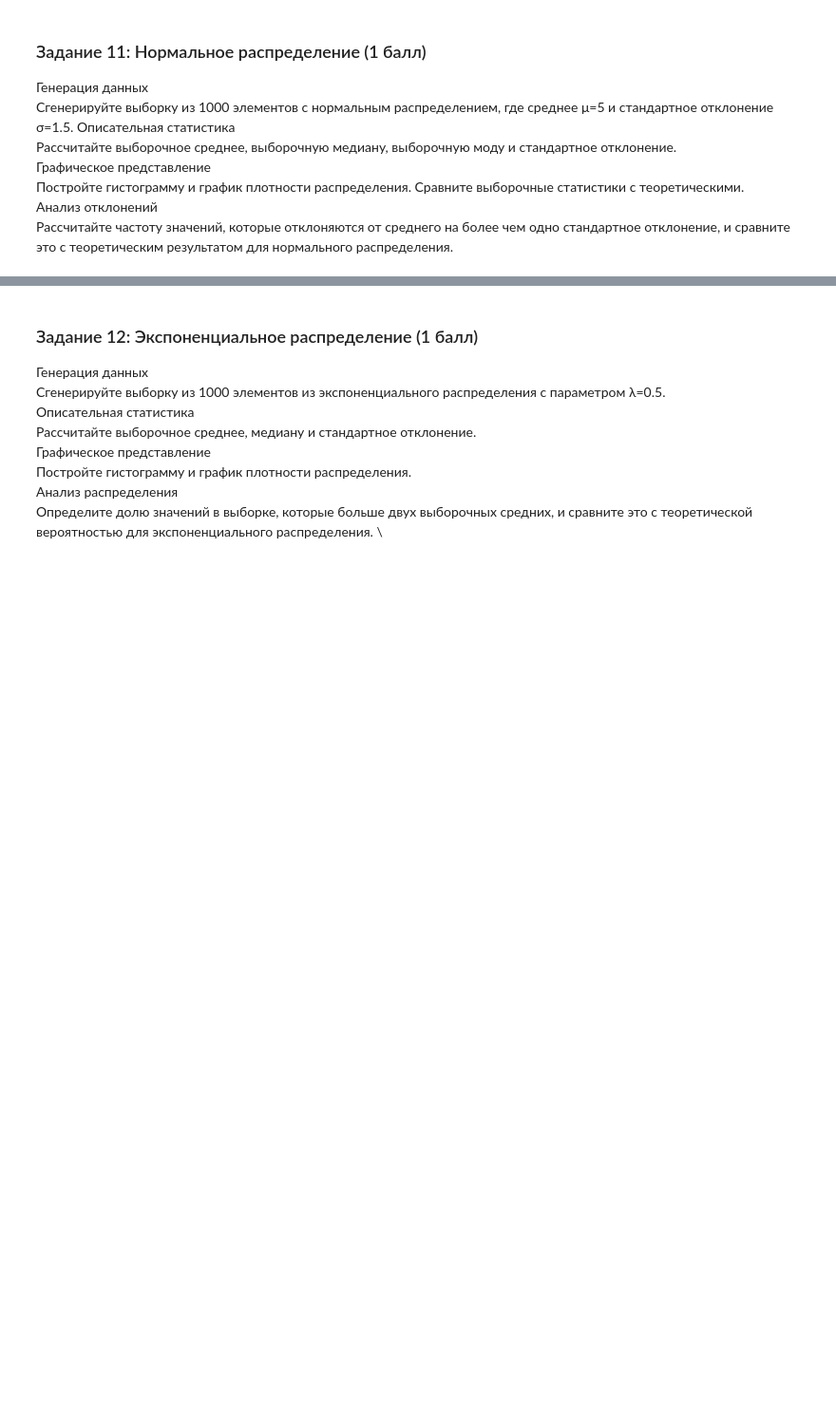
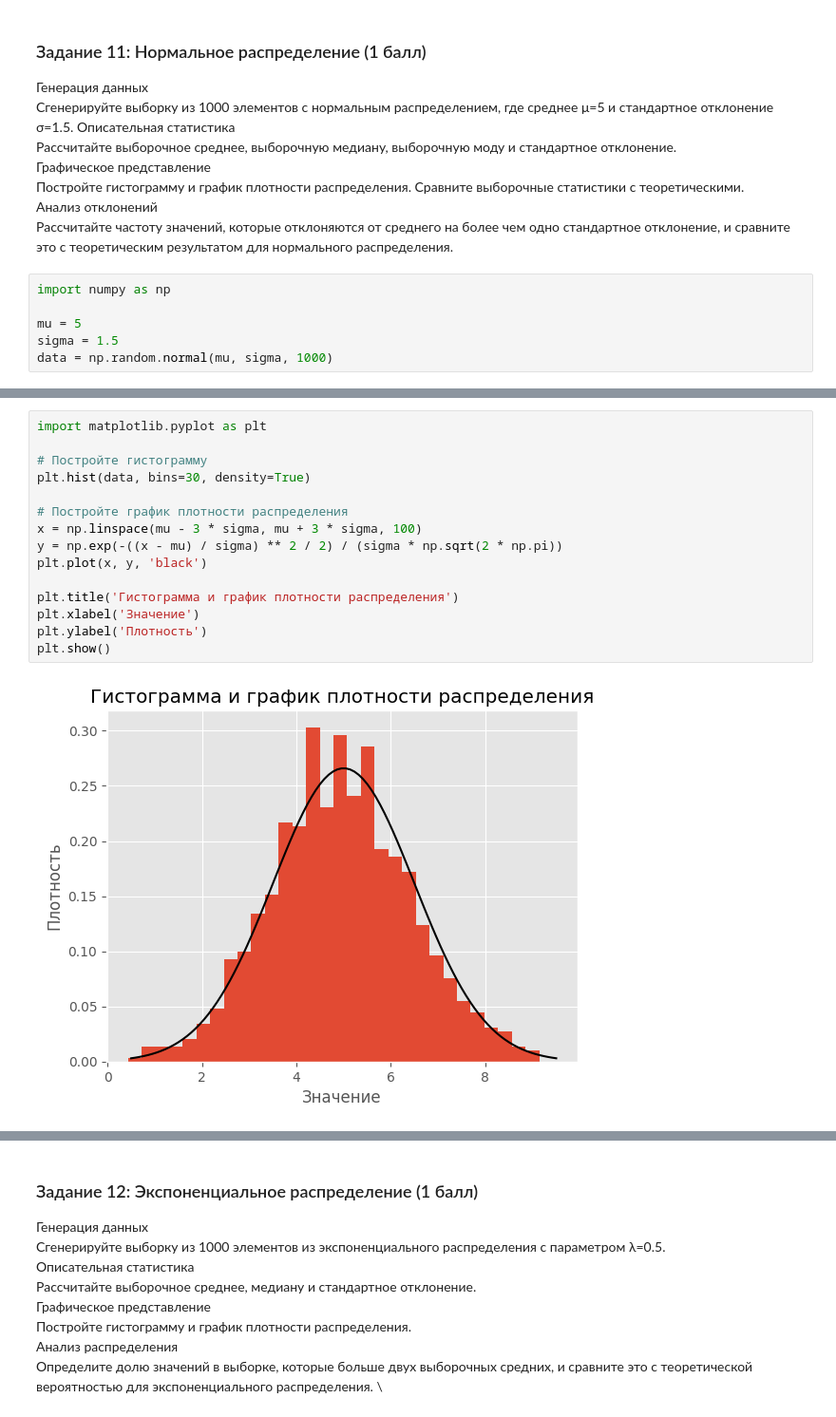
Before and after one commit to SpongeFrogy/Math_Statistics_ATH_2024, a Jupyter notebook: hw_1/ITMO_MathStat_HW_1.ipynb, the cells around one changed output, grey strips where cells are left out. Shown at 95% size. Cells and saved outputs as stored; diff of their text form; blank space fills up the shorter version.

```diff
--- a/hw_1/ITMO_MathStat_HW_1.ipynb
+++ b/hw_1/ITMO_MathStat_HW_1.ipynb
@@ -81,3 +191,9 @@ df.head()
 Постройте гистограмму и график плотности распределения. Сравните выборочные статистики с теоретическими. \
 Анализ отклонений \
 Рассчитайте частоту значений, которые отклоняются от среднего на более чем одно стандартное отклонение, и сравните это с теоретическим результатом для нормального распределения.
+# %%
+import numpy as np
+
+mu = 5
+sigma = 1.5
+data = np.random.normal(mu, sigma, 1000)
@@ -83,0 +222,17 @@ df.head()
+# %%
+import matplotlib.pyplot as plt
+
+# Постройте гистограмму
+plt.hist(data, bins=30, density=True)
+
+# Постройте график плотности распределения
+x = np.linspace(mu - 3 * sigma, mu + 3 * sigma, 100)
+y = np.exp(-((x - mu) / sigma) ** 2 / 2) / (sigma * np.sqrt(2 * np.pi))
+plt.plot(x, y, 'black')
+
+plt.title('Гистограмма и график плотности распределения')
+plt.xlabel('Значение')
+plt.ylabel('Плотность')
+plt.show()
+# %% [output]
+[figure, added]
```
Also changed, not shown: parts of 40 cells of this notebook, 3 other files.
